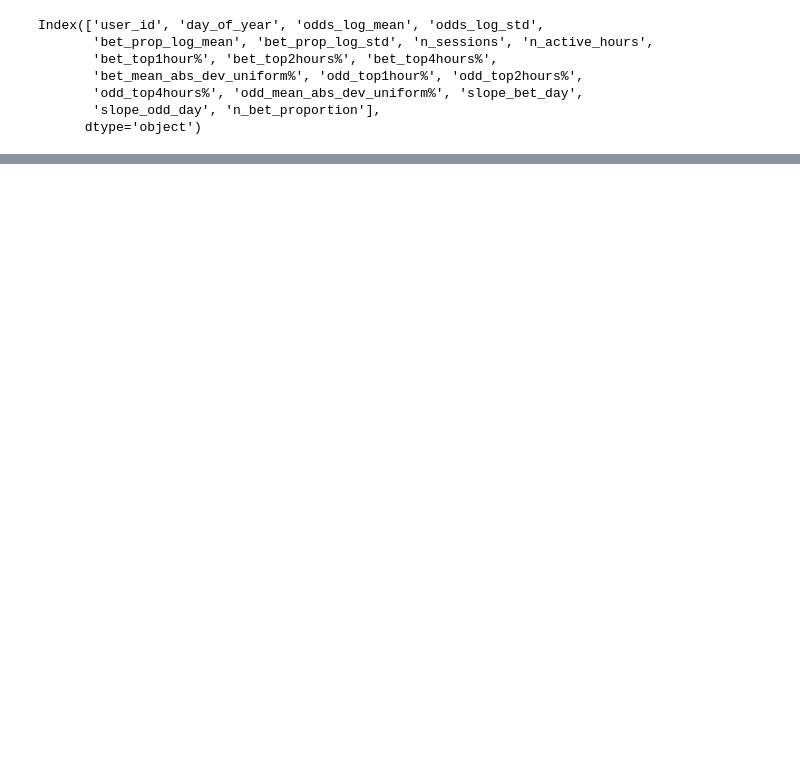
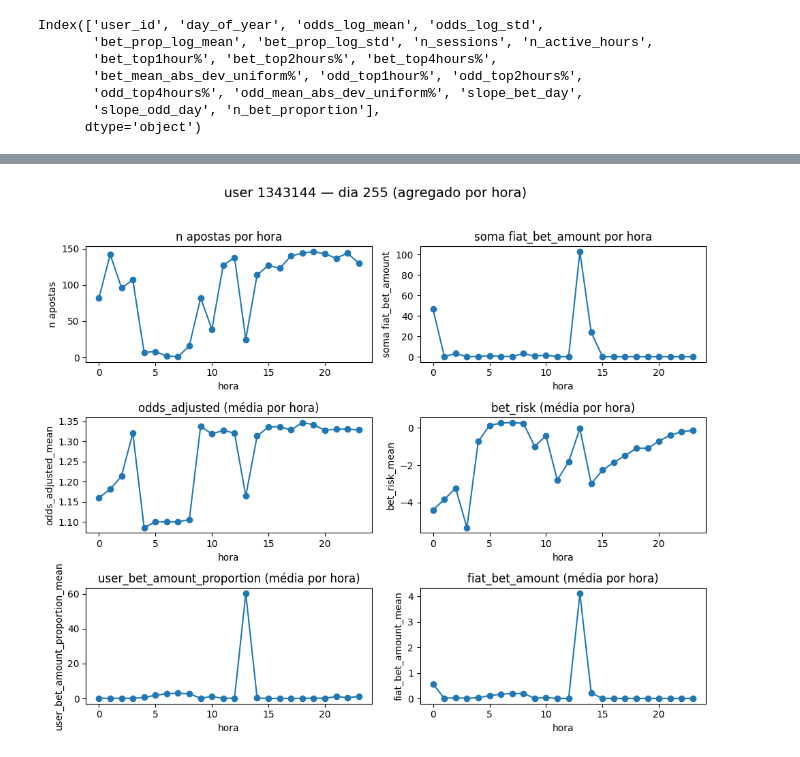
Before and after one commit to KndHvH/igaming-behavioral-deviation-detection, a Jupyter notebook: model/autoencoder.ipynb, the cells around one changed output, grey strips where cells are left out. Saved outputs shown, nothing was run; the diff lists cells and outputs as text; code cells hidden in the pictures; blank space fills up the shorter version.

```diff
--- a/model/autoencoder.ipynb
+++ b/model/autoencoder.ipynb
@@ -13,5 +14,6 @@ from sklearn.model_selection import train_test_split
 from sklearn.decomposition import PCA
 # %%
 
-daily = pd.read_parquet('data/daily.parquet',engine='fastparquet')
+days = pd.read_parquet('data/daily.parquet',engine='fastparquet')
 labeled_users = pd.read_parquet('data/labeled_users.parquet',engine='fastparquet')
+bets = pd.read_parquet('data/bets.parquet',engine='fastparquet')
@@ -72,0 +232,10 @@ array([4.53595407e-02, 2.73677334e-02, 0.00000000e+00, 0.00000000e+00,
+# %%
+day = 255
+# %%
+plot_user_day_hourly(
+    df=bets,
+    user_id=user_id,
+    day_of_year=day
+)
+# %% [output]
+[figure, added]
```
Also changed, not shown: parts of 34 cells of this notebook, 4 other files.
